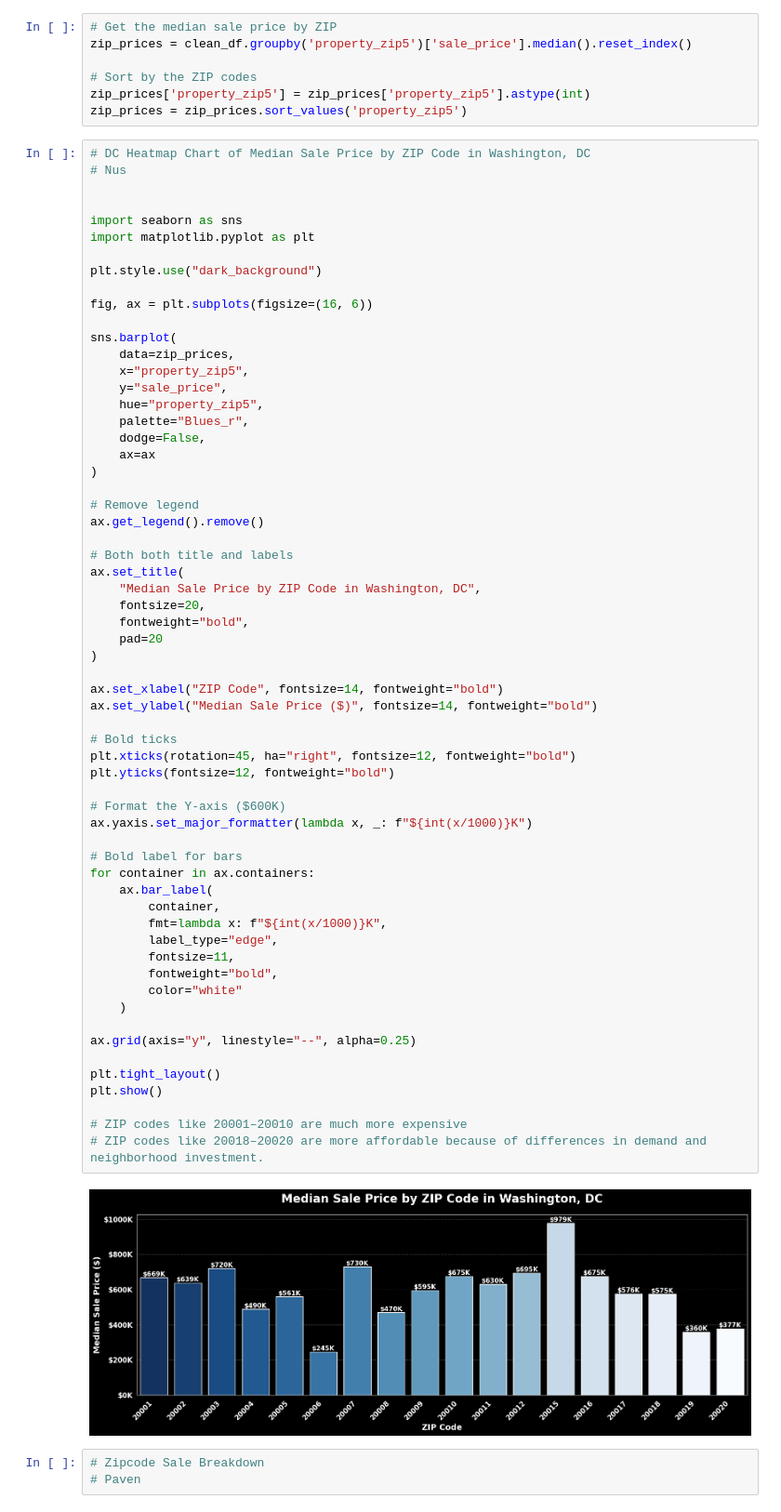
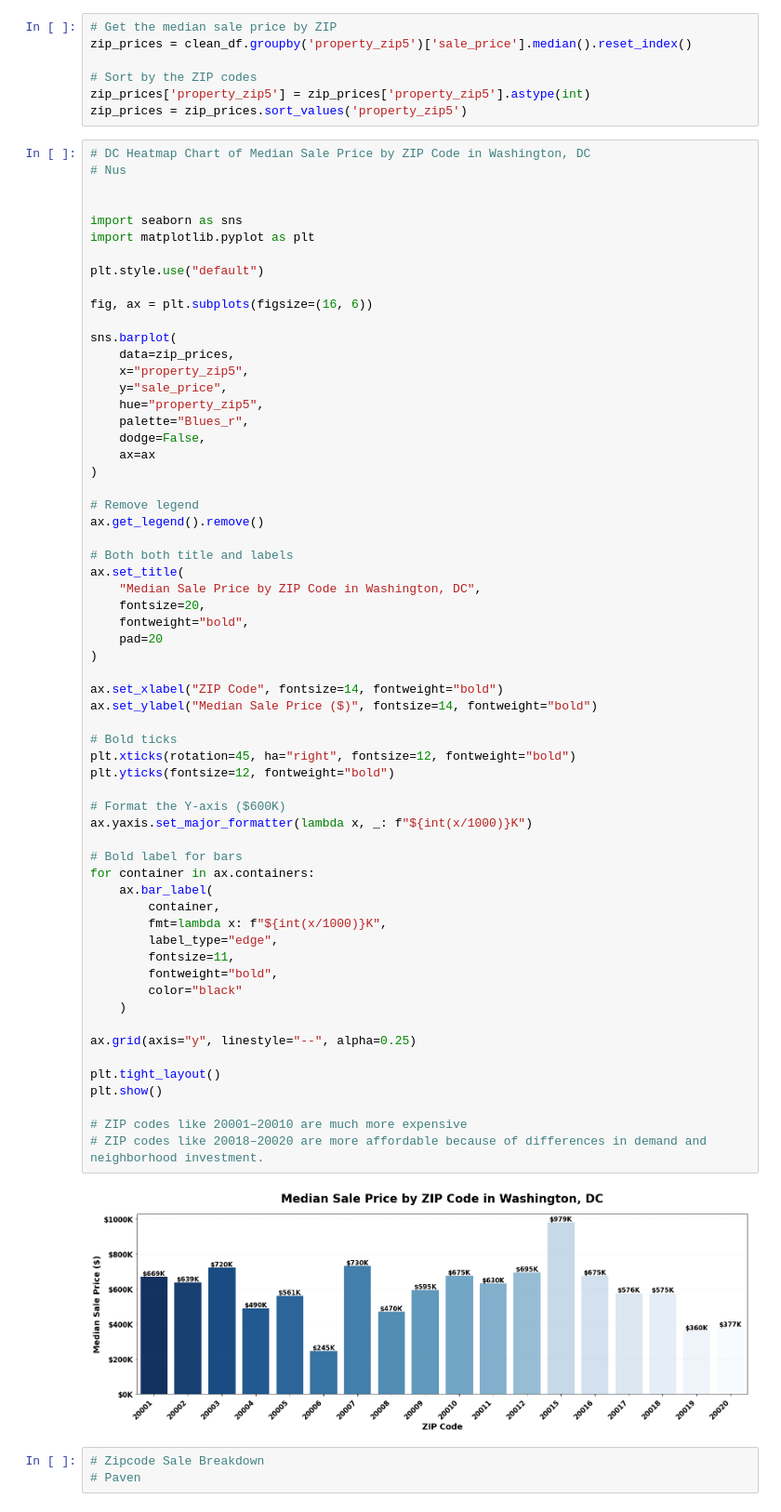
Before and after one commit to sierraperezdavid31/CIS9650-DC-Sales, a Jupyter notebook: Group_Project_15.ipynb, the cells around one changed output. Shown at 93% size. Saved outputs shown, nothing was run; the diff lists cells and outputs as text.

```diff
--- a/Group_Project_15.ipynb
+++ b/Group_Project_15.ipynb
@@ -247,7 +252,7 @@ zip_prices = zip_prices.sort_values('property_zip5')
 import seaborn as sns
 import matplotlib.pyplot as plt
 
-plt.style.use("dark_background")
+plt.style.use("default")
 
 fig, ax = plt.subplots(figsize=(16, 6))
 
@@ -273,35 +278,35 @@ ax.set_title(
 )
 
 ax.set_xlabel("ZIP Code", fontsize=14, fontweight="bold")
 ax.set_ylabel("Median Sale Price ($)", fontsize=14, fontweight="bold")
 
 # Bold ticks
 plt.xticks(rotation=45, ha="right", fontsize=12, fontweight="bold")
 plt.yticks(fontsize=12, fontweight="bold")
 
 # Format the Y-axis ($600K)
 ax.yaxis.set_major_formatter(lambda x, _: f"${int(x/1000)}K")
 
 # Bold label for bars
 for container in ax.containers:
     ax.bar_label(
         container,
         fmt=lambda x: f"${int(x/1000)}K",
         label_type="edge",
         fontsize=11,
         fontweight="bold",
-        color="white"
+        color="black"
     )
 
 ax.grid(axis="y", linestyle="--", alpha=0.25)
 
 plt.tight_layout()
 plt.show()
 
 # ZIP codes like 20001–20010 are much more expensive
 # ZIP codes like 20018–20020 are more affordable because of differences in demand and neighborhood investment.
 # %% [output]
-[figure, old version]
+[figure, new version]
 # %%
 # Zipcode Sale Breakdown
 # Paven
```
Also changed, not shown: parts of 8 cells of this notebook.
